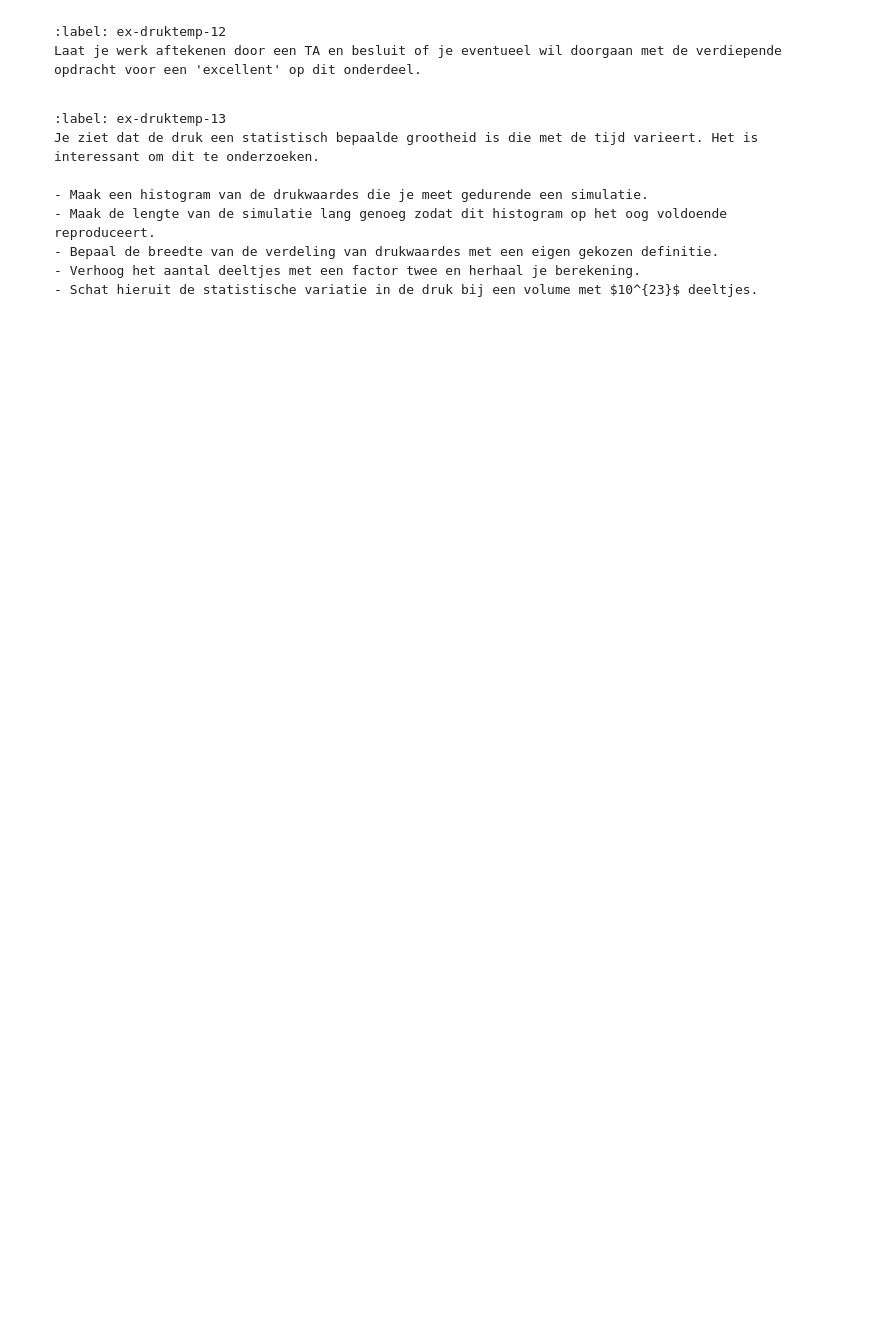
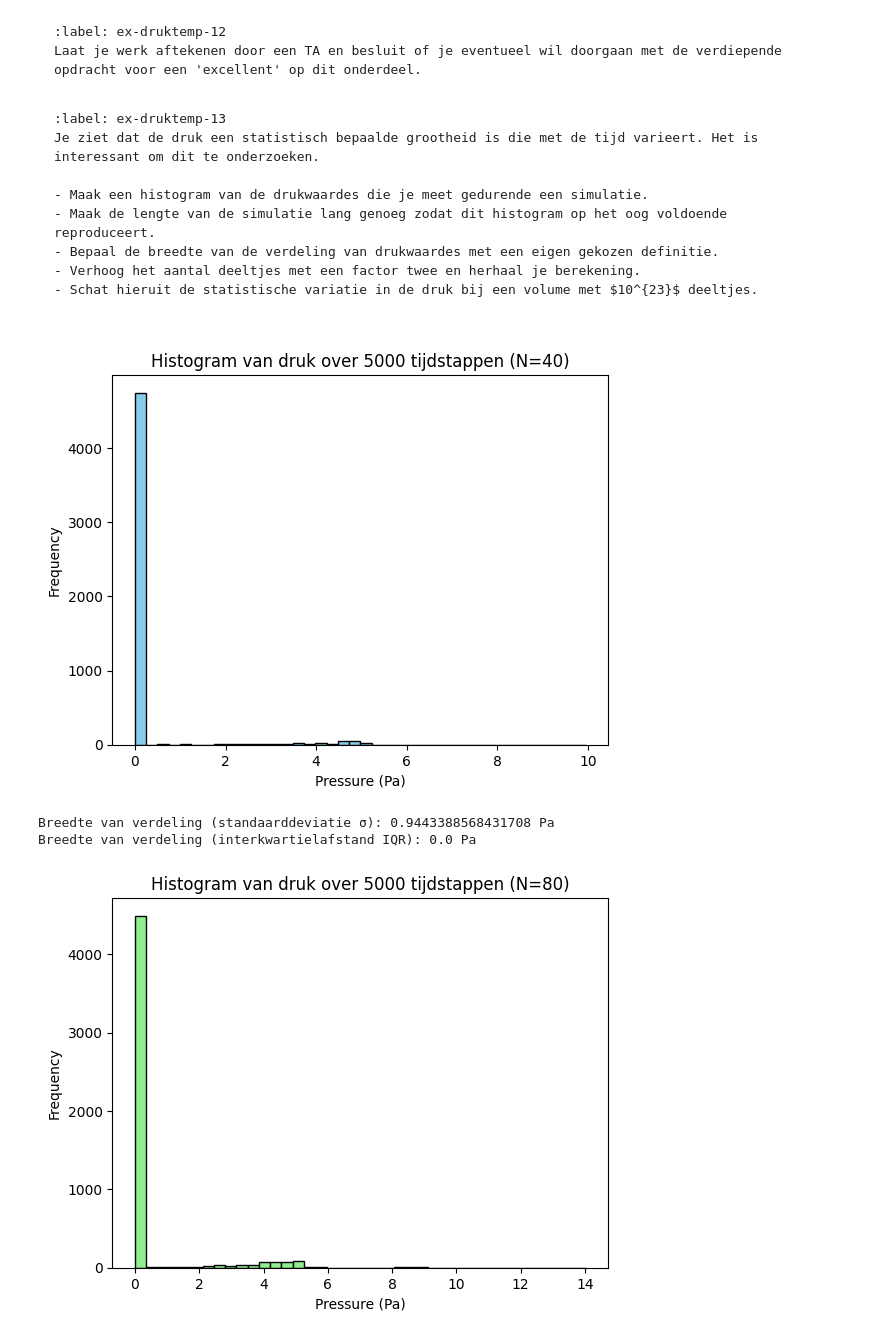
Before and after one commit to JanvandePoll/repository-jan, a Jupyter notebook: 5_druktemp.ipynb, the cells around one changed output. Cells and saved outputs as stored; diff of their text form; code cells hidden in the pictures; blank space fills up the shorter version.

```diff
--- a/5_druktemp.ipynb
+++ b/5_druktemp.ipynb
@@ -425,3 +584,83 @@ Je ziet dat de druk een statistisch bepaalde grootheid is die met de tijd variee
 - Bepaal de breedte van de verdeling van drukwaardes met een eigen gekozen definitie.
 - Verhoog het aantal deeltjes met een factor twee en herhaal je berekening.
 - Schat hieruit de statistische variatie in de druk bij een volume met $10^{23}$ deeltjes.
+# %%
+
+
+# — Parameters (pas aan indien nodig) —
+BOX_SIZE_0 = 10.0
+N = 40
+V_0 = 1.0
+RADIUS = 0.2
+DT = 0.01
+
+# — Globale variabelen voor druk (zoals in jouw handle_walls) —
+impulse_outward = 0.0
+pressure = 0.0
+
+# — Jouw bestaande componenten worden hier verondersteld aanwezig —
+# ParticleClass, create_particles, take_time_step, handle_walls, enz.
+
+# — Hulpfunctie: run simulatie en verzamel drukdata —
+def run_pressure_series(num_steps, N_particles):
+    global N
+    N = N_particles
+    particles = []
+    create_particles(particles)
+    pressures = np.zeros(num_steps, dtype=float)
+    for i in range(num_steps):
+        take_time_step(particles)
+        pressures[i] = pressure
+    return pressures
+
+# — 1) Lange simulatie en histogram —
+num_steps = 5000  # voldoende lang voor reproduceerbaar histogram
+pressures = run_pressure_series(num_steps=num_steps, N_particles=40)
+
+plt.figure()
+plt.hist(pressures, bins=40, color='skyblue', edgecolor='black')
+plt.xlabel('Pressure (Pa)')
+plt.ylabel('Frequency')
+plt.title(f'Histogram van druk over {num_steps} tijdstappen (N=40)')
+plt.show()
+
+# — 2) Breedte van de verdeling —
+sigma = np.std(pressures)
+q25, q75 = np.percentile(pressures, [25, 75])
+iqr = q75 - q25
+
+print("Breedte van verdeling (standaarddeviatie σ):", sigma, "Pa")
+print("Breedte van verdeling (interkwartielafstand IQR):", iqr, "Pa")
+
+# — 3) Verdubbel het aantal deeltjes en herhaal —
+pressures_double = run_pressure_series(num_steps=num_steps, N_particles=80)
+
+plt.figure()
+plt.hist(pressures_double, bins=40, color='lightgreen', edgecolor='black')
+plt.xlabel('Pressure (Pa)')
+plt.ylabel('Frequency')
+plt.title(f'Histogram van druk over {num_steps} tijdstappen (N=80)')
+plt.show()
+
+sigma_double = np.std(pressures_double)
+q25d, q75d = np.percentile(pressures_double, [25, 75])
+iqr_double = q75d - q25d
+
+print("Breedte bij N=80 (σ):", sigma_double, "Pa")
+print("Breedte bij N=80 (IQR):", iqr_double, "Pa")
+
+# — 4) Extrapolatie naar 10^23 deeltjes —
+# Fluctuaties in intensieve grootheden (zoals druk) schalen typisch als 1/sqrt(N).
+# Gebruik σ(N) ≈ C / sqrt(N). We schatten C met de run op N=80.
+N_ref = 80
+N_target = 10**23
+estimated_sigma_target = sigma_double * np.sqrt(N_ref / N_target)
+estimated_iqr_target = iqr_double * np.sqrt(N_ref / N_target)
+
+print("Geschatte statistische variatie bij 10^23 deeltjes (σ):", estimated_sigma_target, "Pa")
+print("Geschatte statistische variatie bij 10^23 deeltjes (IQR):", estimated_iqr_target, "Pa")
+# %% [output]
+[figure, added]
+Breedte van verdeling (standaarddeviatie σ): 0.9443388568431708 Pa
+Breedte van verdeling (interkwartielafstand IQR): 0.0 Pa
+[figure, added]
```
Also changed, not shown: parts of 8 cells of this notebook.
